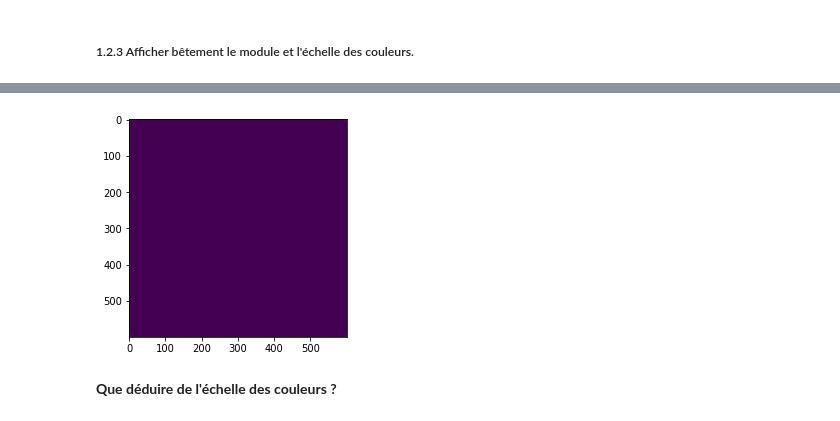
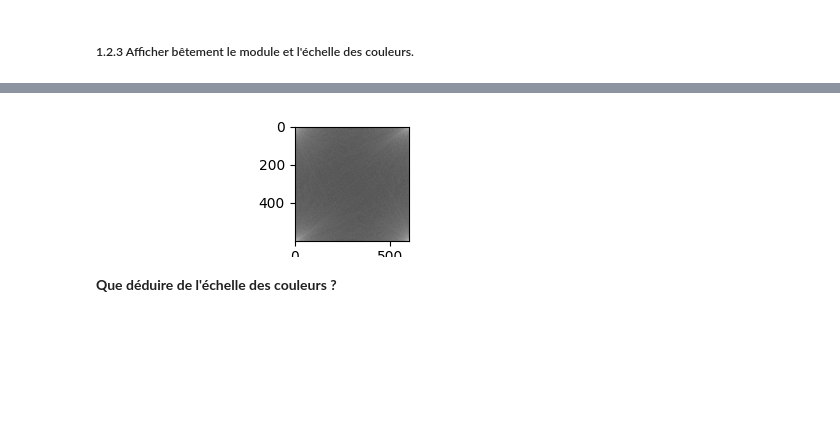
Before and after one commit to Neo-Purpinc/Traitement-Image, a Jupyter notebook: TP-filtrage1.ipynb, the cells around one changed output, grey strips where cells are left out. Saved outputs shown, nothing was run; the diff lists cells and outputs as text; code cells hidden in the pictures; blank space fills up the shorter version.

```diff
--- a/TP-filtrage1.ipynb
+++ b/TP-filtrage1.ipynb
@@ -77,6 +79,6 @@ min = np.min(module)
 max = np.max(module)
 print("min = "+str(min))
 print("max = "+str(max))
-plt.imshow(module)
+plt.imshow(module, cmap='gray',norm=LogNorm(vmin=min, vmax=max))
 plt.show()
 # %% [output]
@@ -84,5 +86,5 @@ min = 30.137436458622684
 max = 67327395.0
-[figure, old version]
+[figure, new version]
 # %% [markdown]
 **Que déduire de l'échelle des couleurs ?**
 # %% [markdown]
```
Also changed, not shown: parts of 4 cells of this notebook.
